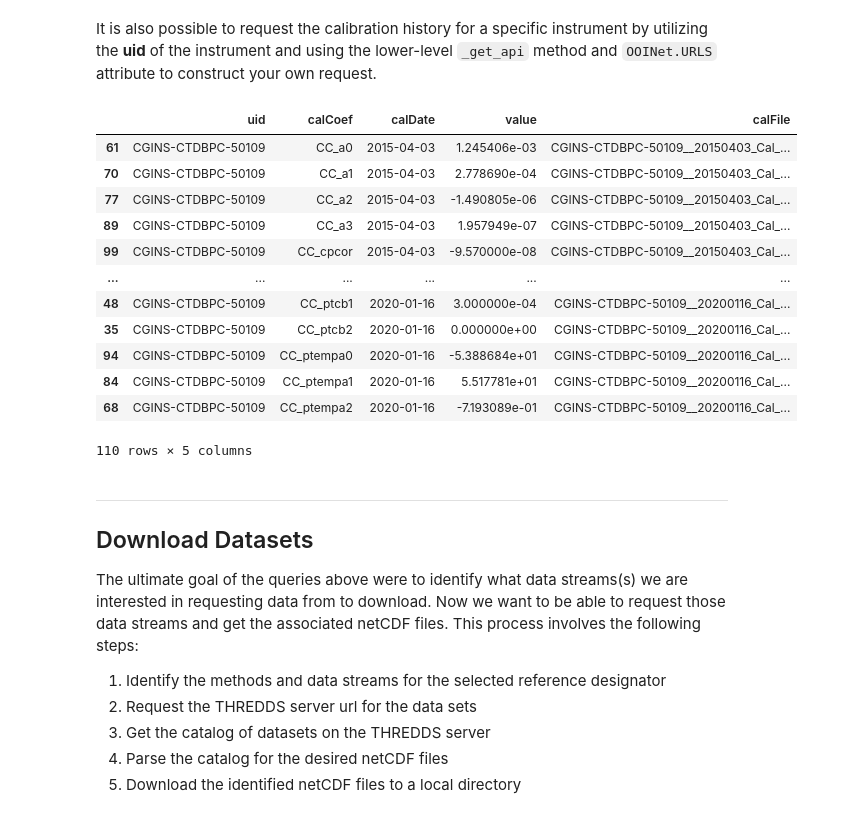
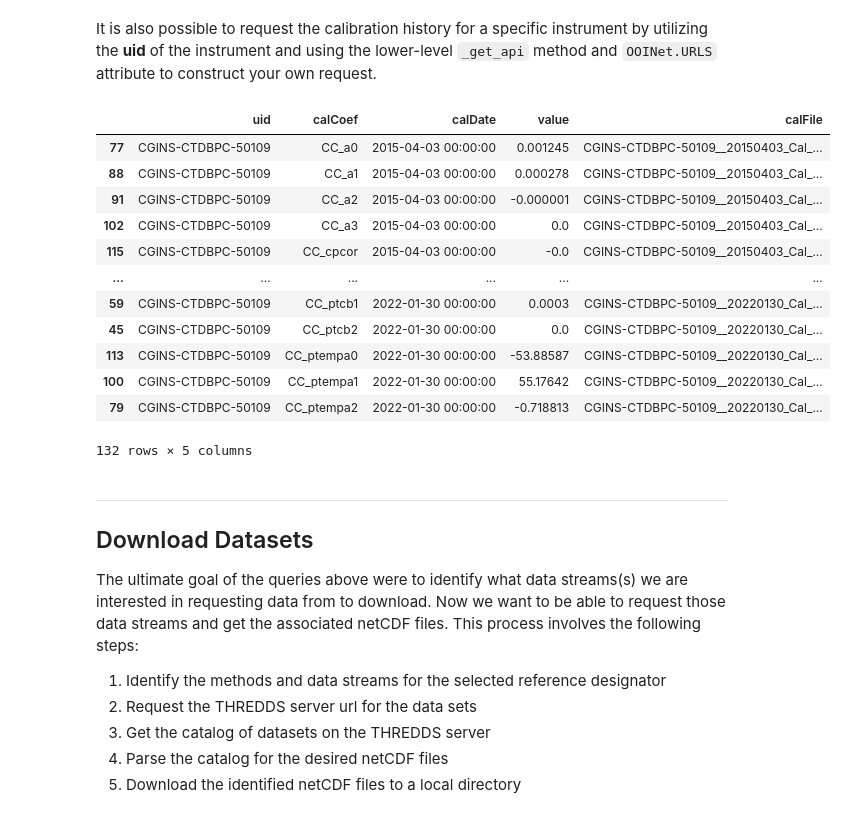
Before and after one commit to reedan88/OOINet, a Jupyter notebook: examples/M2M_example.ipynb, the cells around one changed output. Drawn from its saved outputs; the diff is of its cells as text; code cells hidden in the pictures.

````diff
--- a/examples/M2M_example.ipynb
+++ b/examples/M2M_example.ipynb
@@ -135,44 +137,23 @@ Fetching calibrations for CP01CNSM-RID27-03-CTDBPC000:
 # %% [markdown]
 It is also possible to request the calibration history for a specific instrument by utilizing the **uid** of the instrument and using the lower-level ```_get_api``` method and ```OOINet.URLS``` attribute to construct your own request.
-# %%
-# Set up the calibration url and arguments to pass to the request
-cal_url = OOI.URLS["cal"]
-uid = "CGINS-CTDBPC-50109" # This is unique to each instrument
-params = {
-    "uid": uid
-}
-
-# Make the request
-calInfo = OOI._get_api(cal_url, params=params)
-
-# Put the data into a pandas dataframe, sorted by calibration date and coefficient name
-columns = ["uid", "calCoef", "calDate", "value", "calFile"]
-instrumentCals = pd.DataFrame(columns=columns)
-for c in calInfo["calibration"]:
-    for cc in c["calData"]:
-        instrumentCals = instrumentCals.append({
-            "uid": cc["assetUid"],
-            "calCoef": cc["eventName"],
-            "calDate": OOI._convert_time(cc["eventStartTime"]),
-            "value": cc["value"],
-            "calFile": cc["dataSource"]
-        }, ignore_index=True)
-instrumentCals.sort_values(by=["calDate", "calCoef"], inplace=True)
-instrumentCals
-# %% [output]
-|  | uid | calCoef | calDate | value | calFile |
-| 61 | CGINS-CTDBPC-50109 | CC_a0 | 2015-04-03 | 1.245406e-03 | CGINS-CTDBPC-50109__20150403_Cal_... |
-| 70 | CGINS-CTDBPC-50109 | CC_a1 | 2015-04-03 | 2.778690e-04 | CGINS-CTDBPC-50109__20150403_Cal_... |
-| 77 | CGINS-CTDBPC-50109 | CC_a2 | 2015-04-03 | -1.490805e-06 | CGINS-CTDBPC-50109__20150403_Cal_... |
-| 89 | CGINS-CTDBPC-50109 | CC_a3 | 2015-04-03 | 1.957949e-07 | CGINS-CTDBPC-50109__20150403_Cal_... |
-| 99 | CGINS-CTDBPC-50109 | CC_cpcor | 2015-04-03 | -9.570000e-08 | CGINS-CTDBPC-50109__20150403_Cal_... |
-| ... | ... | ... | ... | ... | ... |
-| 48 | CGINS-CTDBPC-50109 | CC_ptcb1 | 2020-01-16 | 3.000000e-04 | CGINS-CTDBPC-50109__20200116_Cal_... |
-| 35 | CGINS-CTDBPC-50109 | CC_ptcb2 | 2020-01-16 | 0.000000e+00 | CGINS-CTDBPC-50109__20200116_Cal_... |
-| 94 | CGINS-CTDBPC-50109 | CC_ptempa0 | 2020-01-16 | -5.388684e+01 | CGINS-CTDBPC-50109__20200116_Cal_... |
-| 84 | CGINS-CTDBPC-50109 | CC_ptempa1 | 2020-01-16 | 5.517781e+01 | CGINS-CTDBPC-50109__20200116_Cal_... |
-| 68 | CGINS-CTDBPC-50109 | CC_ptempa2 | 2020-01-16 | -7.193089e-01 | CGINS-CTDBPC-50109__20200116_Cal_... |
-110 rows × 5 columns
+# %%
+uid = "CGINS-CTDBPC-50109" # This is unique to each instrument
+instrument_cals = M2M.get_calibrations_by_uid(uid)
+instrument_cals
+# %% [output]
+|  | uid | calCoef | calDate | value | calFile |
+| 77 | CGINS-CTDBPC-50109 | CC_a0 | 2015-04-03 00:00:00 | 0.001245 | CGINS-CTDBPC-50109__20150403_Cal_... |
+| 88 | CGINS-CTDBPC-50109 | CC_a1 | 2015-04-03 00:00:00 | 0.000278 | CGINS-CTDBPC-50109__20150403_Cal_... |
+| 91 | CGINS-CTDBPC-50109 | CC_a2 | 2015-04-03 00:00:00 | -0.000001 | CGINS-CTDBPC-50109__20150403_Cal_... |
+| 102 | CGINS-CTDBPC-50109 | CC_a3 | 2015-04-03 00:00:00 | 0.0 | CGINS-CTDBPC-50109__20150403_Cal_... |
+| 115 | CGINS-CTDBPC-50109 | CC_cpcor | 2015-04-03 00:00:00 | -0.0 | CGINS-CTDBPC-50109__20150403_Cal_... |
+| ... | ... | ... | ... | ... | ... |
+| 59 | CGINS-CTDBPC-50109 | CC_ptcb1 | 2022-01-30 00:00:00 | 0.0003 | CGINS-CTDBPC-50109__20220130_Cal_... |
+| 45 | CGINS-CTDBPC-50109 | CC_ptcb2 | 2022-01-30 00:00:00 | 0.0 | CGINS-CTDBPC-50109__20220130_Cal_... |
+| 113 | CGINS-CTDBPC-50109 | CC_ptempa0 | 2022-01-30 00:00:00 | -53.88587 | CGINS-CTDBPC-50109__20220130_Cal_... |
+| 100 | CGINS-CTDBPC-50109 | CC_ptempa1 | 2022-01-30 00:00:00 | 55.17642 | CGINS-CTDBPC-50109__20220130_Cal_... |
+| 79 | CGINS-CTDBPC-50109 | CC_ptempa2 | 2022-01-30 00:00:00 | -0.718813 | CGINS-CTDBPC-50109__20220130_Cal_... |
+132 rows × 5 columns
 # %% [markdown]
 ---
 ## Download Datasets
````
Also changed, not shown: parts of 22 cells of this notebook, 4 other files.
